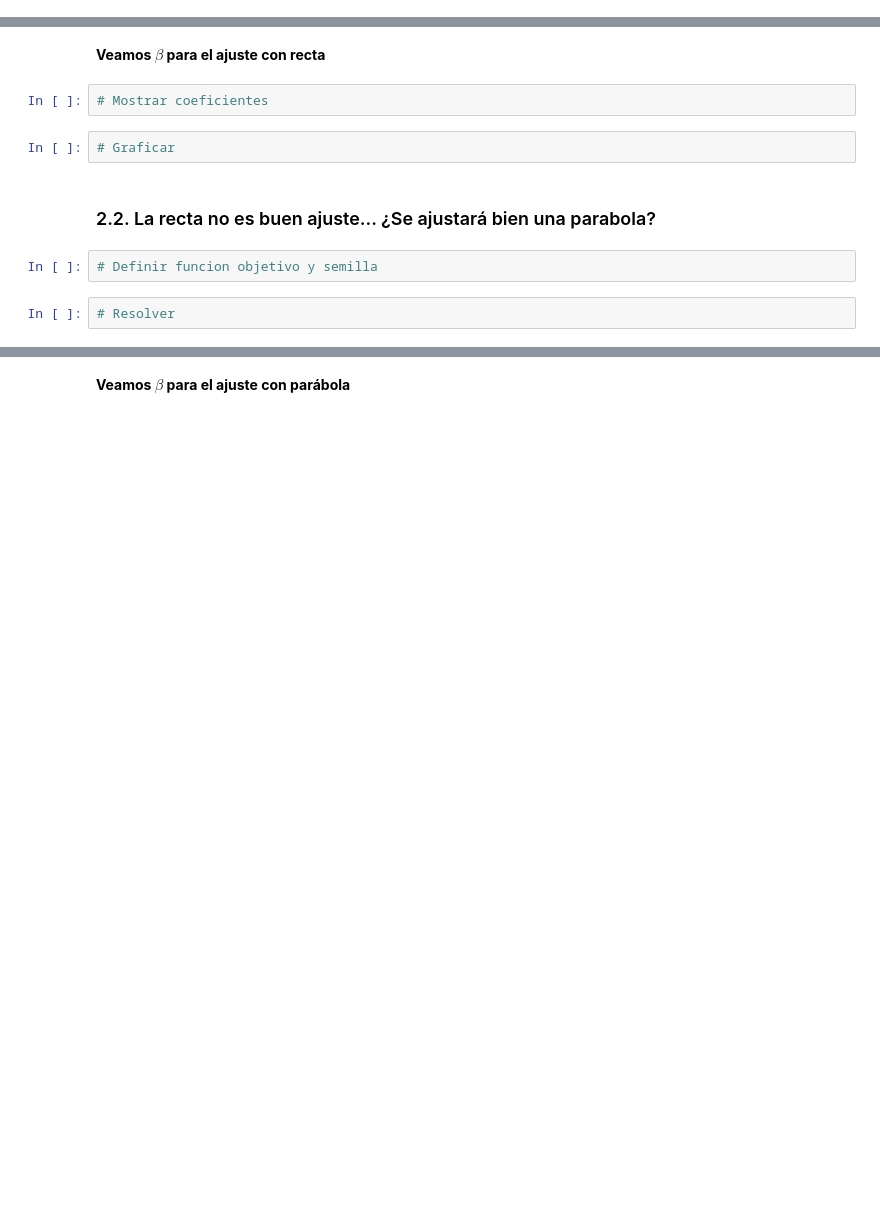
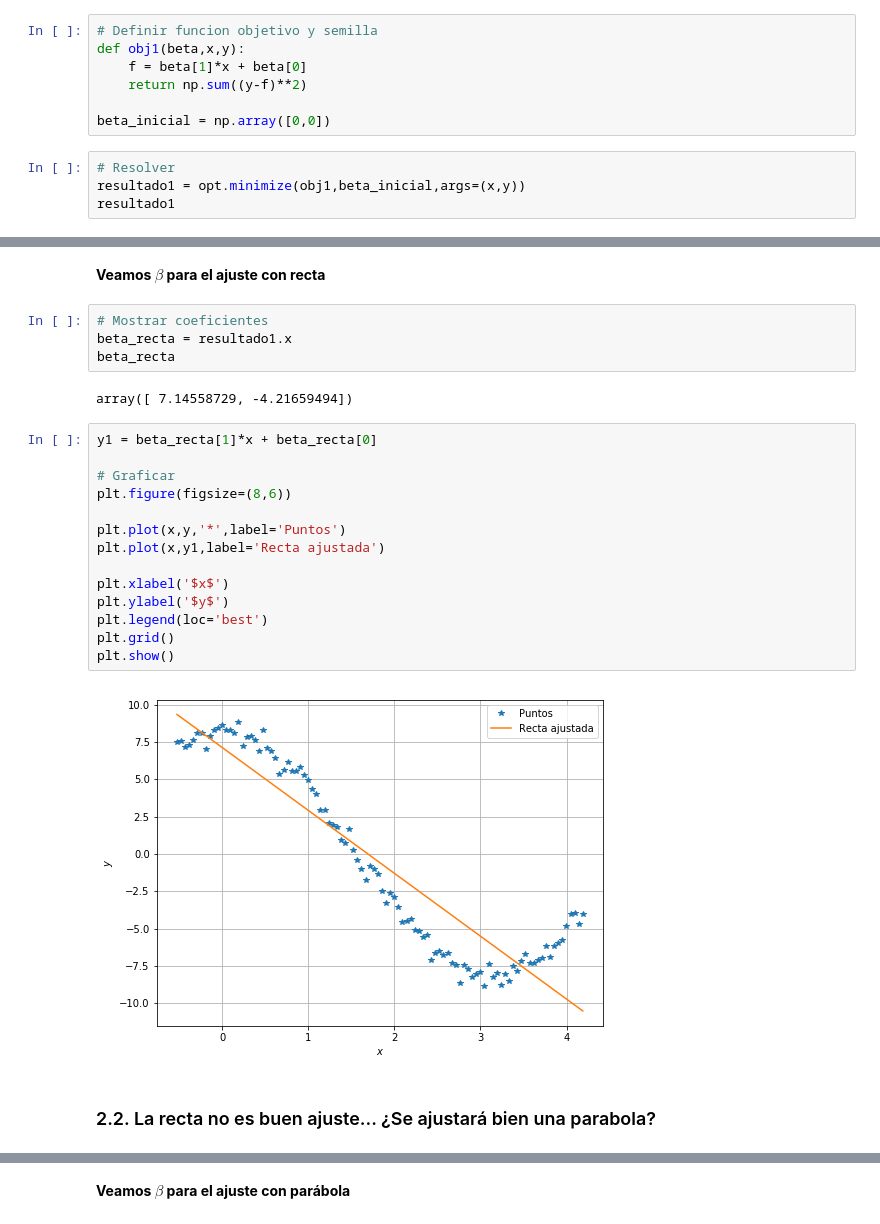
Before and after one commit to nt719581/SimMat2019-Verano, a Jupyter notebook: Módulo 1/Clase6_AjusteCurvas.ipynb, the cells around one changed output, grey strips where cells are left out. Cells and saved outputs as stored; diff of their text form; blank space fills up the shorter version.

```diff
--- a/Módulo 1/Clase6_AjusteCurvas.ipynb
+++ b/Módulo 1/Clase6_AjusteCurvas.ipynb
@@ -233,0 +311,11 @@ Ahora, considere el siguiente conjunto de datos...
+# %%
+# Definir funcion objetivo y semilla
+def obj1(beta,x,y):
+    f = beta[1]*x + beta[0]
+    return np.sum((y-f)**2)
+
+beta_inicial = np.array([0,0])
+# %%
+# Resolver
+resultado1 = opt.minimize(obj1,beta_inicial,args=(x,y))
+resultado1
@@ -235,11 +335,25 @@ Ahora, considere el siguiente conjunto de datos...
 **Veamos $\beta$ para el ajuste con recta**
 # %%
 # Mostrar coeficientes
+beta_recta = resultado1.x
+beta_recta
+# %% [output]
+array([ 7.14558729, -4.21659494])
-# %%
-# Graficar
+# %%
+y1 = beta_recta[1]*x + beta_recta[0]
+
+# Graficar
+plt.figure(figsize=(8,6))
+
+plt.plot(x,y,'*',label='Puntos')
+plt.plot(x,y1,label='Recta ajustada')
+
+plt.xlabel('$x$')
+plt.ylabel('$y$')
+plt.legend(loc='best')
+plt.grid()
+plt.show()
+# %% [output]
+[figure, added]
 # %% [markdown]
 ### 2.2. La recta no es buen ajuste... ¿Se ajustará bien una parabola?
-# %%
-# Definir funcion objetivo y semilla
-# %%
-# Resolver
```
Also changed, not shown: parts of 29 cells of this notebook.
